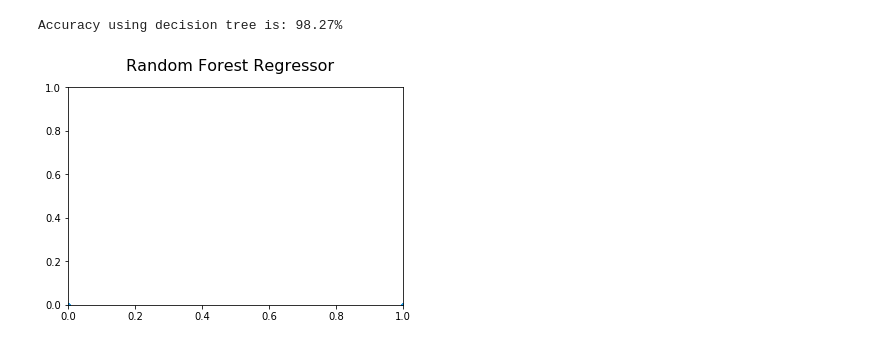
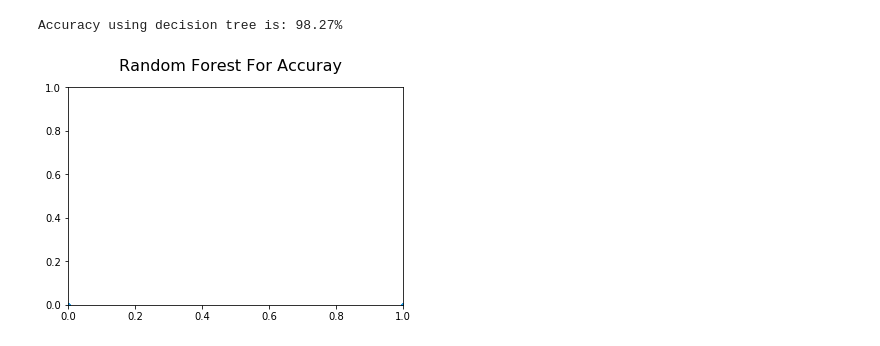
Before and after one commit to gudbrandsc/Spatiotemporal-Analysis-with-Spark, a Jupyter notebook: Final Notebook.ipynb, the cells around one changed output. Saved outputs shown, nothing was run; the diff lists cells and outputs as text; code cells hidden in the pictures.

```diff
--- a/Final Notebook.ipynb
+++ b/Final Notebook.ipynb
@@ -882,19 +882,19 @@ Accuracy using decision tree is: 98.27%
 # %%
 %%time
 %matplotlib inline
 
 import matplotlib.pyplot as plt
 
 p_df = dtc_predictions.select("stroke", "prediction").toPandas()
 
-plt.suptitle('Random Forest Regressor', fontsize=16)
+plt.suptitle('Random Forest For Accuray', fontsize=16)
 
 minval = p_df[['stroke', 'prediction']].min().min()
 maxval = p_df[['stroke', 'prediction']].max().max()
 plt.axis([minval, maxval, minval, maxval])
 
 plt.plot(p_df['stroke'], p_df['prediction'], '.', color='#2ba5f1')
 plt.plot(range(int(minval), int(maxval)), range(int(minval), int(maxval)), lw=3, dashes=(10, 3), color='#000000', alpha=0.25, label='Ideal Predictor')
 plt.show()
 # %% [output]
-[figure, old version]
+[figure, new version]
```
Also changed, not shown: parts of 1 cell of this notebook.
